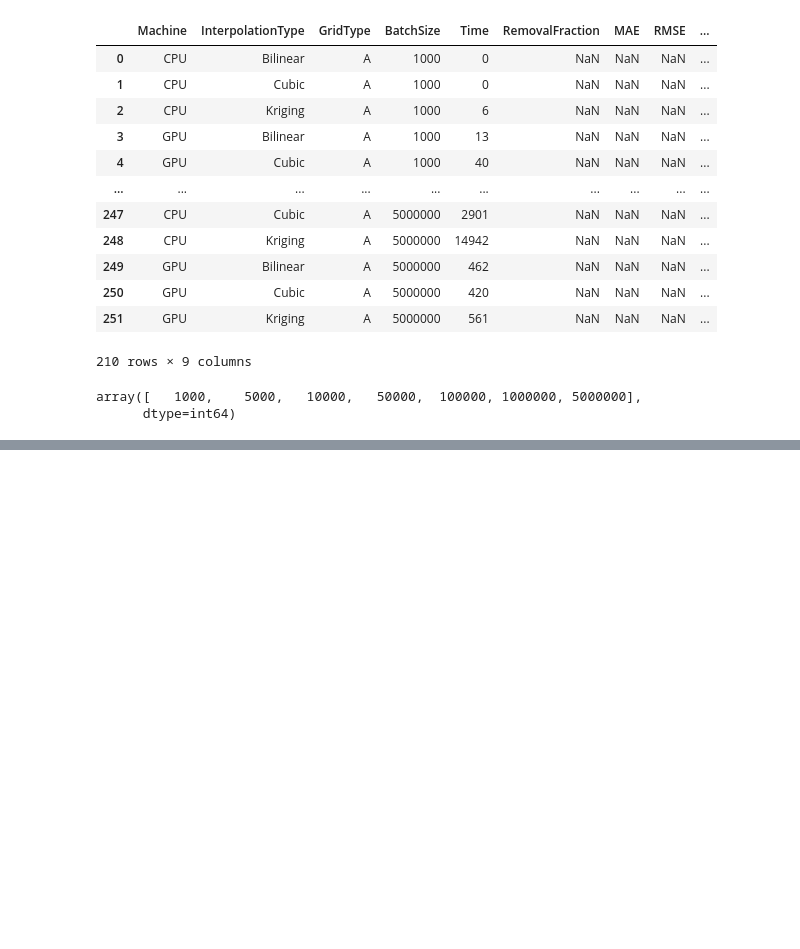
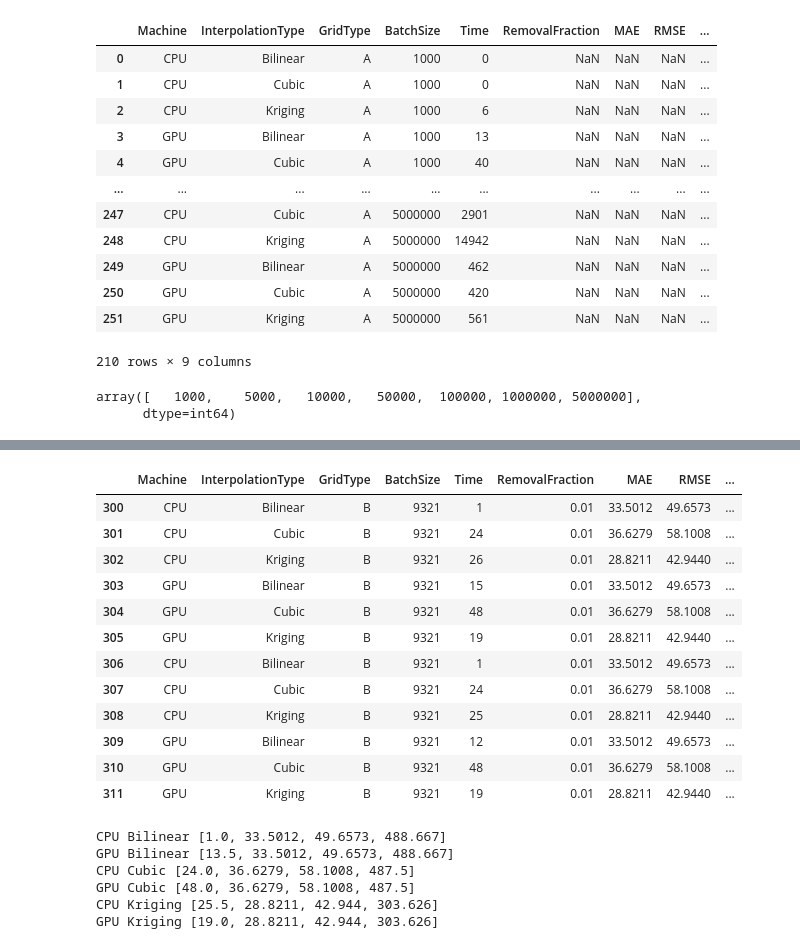
Before and after one commit to devsaxena974/AUV-Real-Time-Interpolation, a Jupyter notebook: code/performance_results.ipynb, the cells around one changed output, grey strips where cells are left out. Saved outputs shown, nothing was run; the diff lists cells and outputs as text; code cells hidden in the pictures; blank space fills up the shorter version.

```diff
--- a/code/performance_results.ipynb
+++ b/code/performance_results.ipynb
@@ -78,0 +278,66 @@ for interp in interp_types:
+# %%
+# indexes are a bit off, go low-row-index - 2 and high-row-index - 1
+mariana001 = results.iloc[300:312]
+mariana001
+# %% [output]
+|  | Machine | InterpolationType | GridType | BatchSize | Time | RemovalFraction | MAE | RMSE | ... |
+| 300 | CPU | Bilinear | B | 9321 | 1 | 0.01 | 33.5012 | 49.6573 | ... |
+| 301 | CPU | Cubic | B | 9321 | 24 | 0.01 | 36.6279 | 58.1008 | ... |
+| 302 | CPU | Kriging | B | 9321 | 26 | 0.01 | 28.8211 | 42.9440 | ... |
+| 303 | GPU | Bilinear | B | 9321 | 15 | 0.01 | 33.5012 | 49.6573 | ... |
+| 304 | GPU | Cubic | B | 9321 | 48 | 0.01 | 36.6279 | 58.1008 | ... |
+| 305 | GPU | Kriging | B | 9321 | 19 | 0.01 | 28.8211 | 42.9440 | ... |
+| 306 | CPU | Bilinear | B | 9321 | 1 | 0.01 | 33.5012 | 49.6573 | ... |
+| 307 | CPU | Cubic | B | 9321 | 24 | 0.01 | 36.6279 | 58.1008 | ... |
+| 308 | CPU | Kriging | B | 9321 | 25 | 0.01 | 28.8211 | 42.9440 | ... |
+| 309 | GPU | Bilinear | B | 9321 | 12 | 0.01 | 33.5012 | 49.6573 | ... |
+| 310 | GPU | Cubic | B | 9321 | 48 | 0.01 | 36.6279 | 58.1008 | ... |
+| 311 | GPU | Kriging | B | 9321 | 19 | 0.01 | 28.8211 | 42.9440 | ... |
+# %%
+interp_types = ['Bilinear', 'Cubic', 'Kriging']
+machines = ['CPU', 'GPU']
+
+perf = {
+    'CPU Bilinear': [],
+    'GPU Bilinear': [],
+    'CPU Cubic': [],
+    'GPU Cubic': [],
+    'CPU Kriging': [],
+    'GPU Kriging': []
+}
+
+for interp in interp_types:
+    for machine in machines:
+        key_string = machine + " " + interp
+        # 1) Get all entries for machine and interpolation type from larger set
+        subset = mariana001.loc[(mariana001['Machine'] == machine) & (mariana001['InterpolationType'] == interp)]
+
+        # 2) Sum over all times and divide by length to get average
+        average = np.mean(subset['Time'].values)
+
+        perf[key_string].append(average)
+
+        # 3) Average out the Mean Absolute Error (MAE's)
+        mae_avg = np.mean(subset['MAE'].values)
+
+        perf[key_string].append(mae_avg)
+
+        # 4) Average out the Root Mean Squared Error (RMSE's)
+        rmse_avg = np.mean(subset['RMSE'].values)
+
+        perf[key_string].append(rmse_avg)
+
+        # 5) Average out the max error's
+        max_err_avg = np.mean(subset['Max Error'].values)
+
+        perf[key_string].append(max_err_avg)
+
+for key in perf.keys():
+    print(key, perf[key])
+# %% [output]
+CPU Bilinear [1.0, 33.5012, 49.6573, 488.667]
+GPU Bilinear [13.5, 33.5012, 49.6573, 488.667]
+CPU Cubic [24.0, 36.6279, 58.1008, 487.5]
+GPU Cubic [48.0, 36.6279, 58.1008, 487.5]
+CPU Kriging [25.5, 28.8211, 42.944, 303.626]
+GPU Kriging [19.0, 28.8211, 42.944, 303.626]
```
Also changed, not shown: parts of 27 cells of this notebook.
